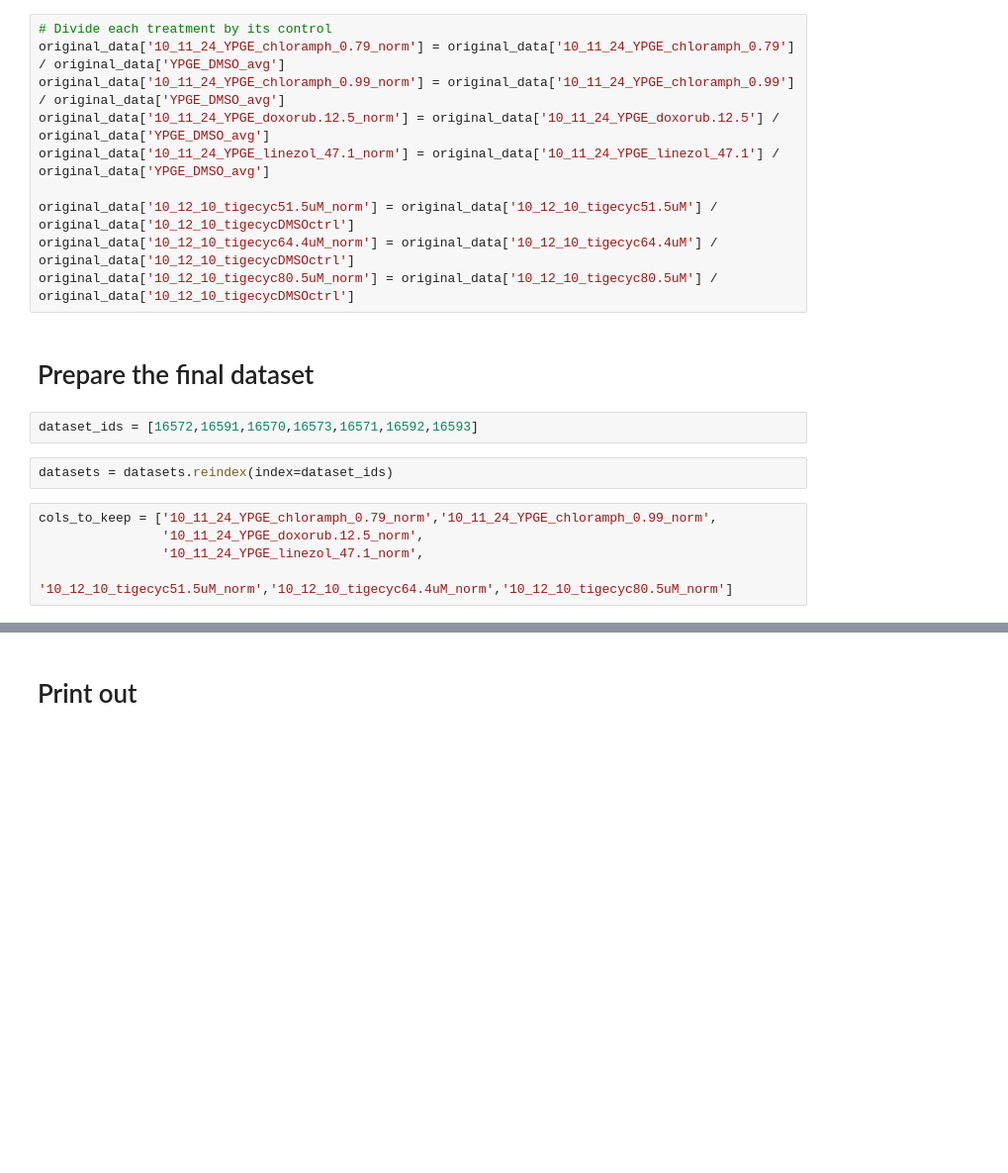
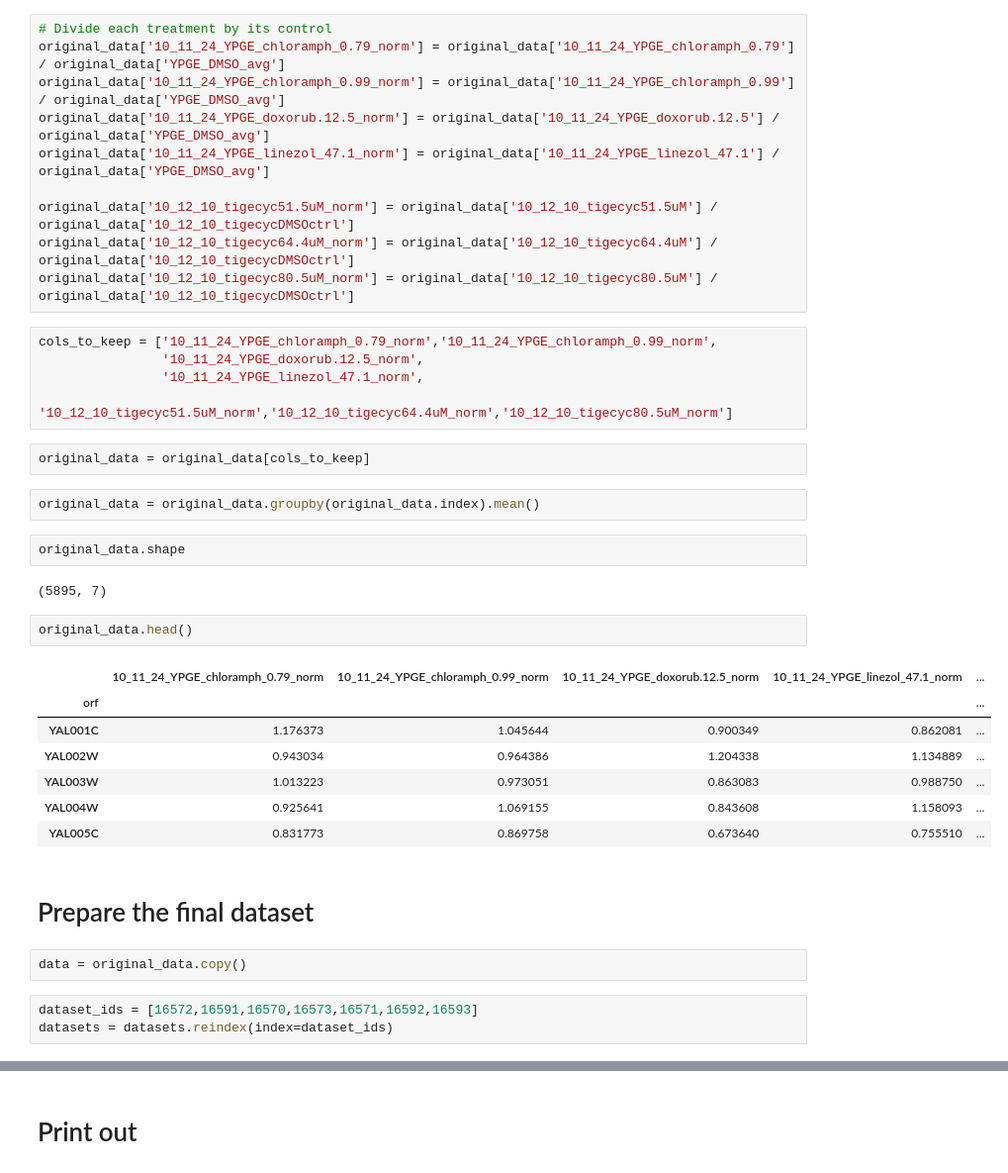
Before and after one commit to yeastphenome/yp-data, a Jupyter notebook: Datasets/22094260/code.ipynb, the cells around one changed output, grey strips where cells are left out. Shown at 99% size. Saved outputs shown, nothing was run; the diff lists cells and outputs as text; blank space fills up the shorter version.

```diff
--- a/Datasets/22094260/code.ipynb
+++ b/Datasets/22094260/code.ipynb
@@ -94,14 +85,33 @@ original_data['10_11_24_YPGE_linezol_47.1_norm'] = original_data['10_11_24_YPGE_
 original_data['10_12_10_tigecyc51.5uM_norm'] = original_data['10_12_10_tigecyc51.5uM'] / original_data['10_12_10_tigecycDMSOctrl']
 original_data['10_12_10_tigecyc64.4uM_norm'] = original_data['10_12_10_tigecyc64.4uM'] / original_data['10_12_10_tigecycDMSOctrl']
 original_data['10_12_10_tigecyc80.5uM_norm'] = original_data['10_12_10_tigecyc80.5uM'] / original_data['10_12_10_tigecycDMSOctrl']
+# %%
+cols_to_keep = ['10_11_24_YPGE_chloramph_0.79_norm','10_11_24_YPGE_chloramph_0.99_norm',
+                '10_11_24_YPGE_doxorub.12.5_norm',
+                '10_11_24_YPGE_linezol_47.1_norm',
+                '10_12_10_tigecyc51.5uM_norm','10_12_10_tigecyc64.4uM_norm','10_12_10_tigecyc80.5uM_norm']
+# %%
+original_data = original_data[cols_to_keep]
+# %%
+original_data = original_data.groupby(original_data.index).mean()
+# %%
+original_data.shape
+# %% [output]
+(5895, 7)
+# %%
+original_data.head()
+# %% [output]
+|  | 10_11_24_YPGE_chloramph_0.79_norm | 10_11_24_YPGE_chloramph_0.99_norm | 10_11_24_YPGE_doxorub.12.5_norm | 10_11_24_YPGE_linezol_47.1_norm | ... |
+| orf |  |  |  |  | ... |
+| YAL001C | 1.176373 | 1.045644 | 0.900349 | 0.862081 | ... |
+| YAL002W | 0.943034 | 0.964386 | 1.204338 | 1.134889 | ... |
+| YAL003W | 1.013223 | 0.973051 | 0.863083 | 0.988750 | ... |
+| YAL004W | 0.925641 | 1.069155 | 0.843608 | 1.158093 | ... |
+| YAL005C | 0.831773 | 0.869758 | 0.673640 | 0.755510 | ... |
 # %% [markdown]
 # Prepare the final dataset
+# %%
+data = original_data.copy()
 # %%
 dataset_ids = [16572,16591,16570,16573,16571,16592,16593]
+datasets = datasets.reindex(index=dataset_ids)
-# %%
-datasets = datasets.reindex(index=dataset_ids)
-# %%
-cols_to_keep = ['10_11_24_YPGE_chloramph_0.79_norm','10_11_24_YPGE_chloramph_0.99_norm',
-                '10_11_24_YPGE_doxorub.12.5_norm',
-                '10_11_24_YPGE_linezol_47.1_norm',
-                '10_12_10_tigecyc51.5uM_norm','10_12_10_tigecyc64.4uM_norm','10_12_10_tigecyc80.5uM_norm']
```
Also changed, not shown: parts of 21 cells of this notebook, 3 other files.
